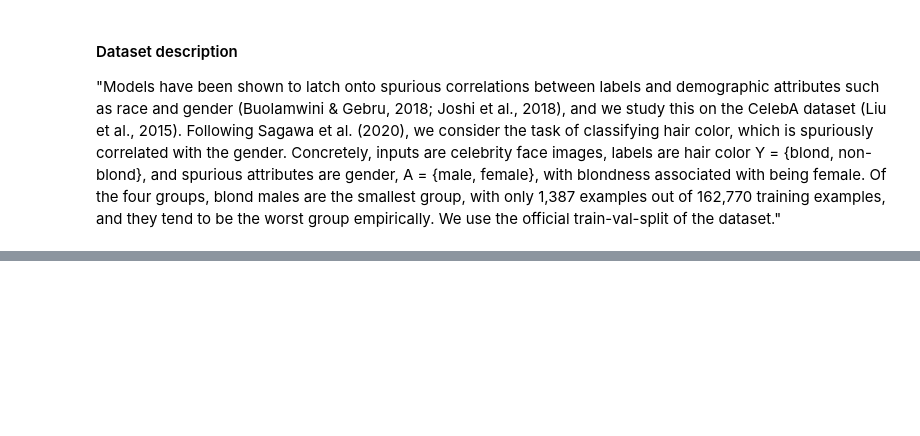
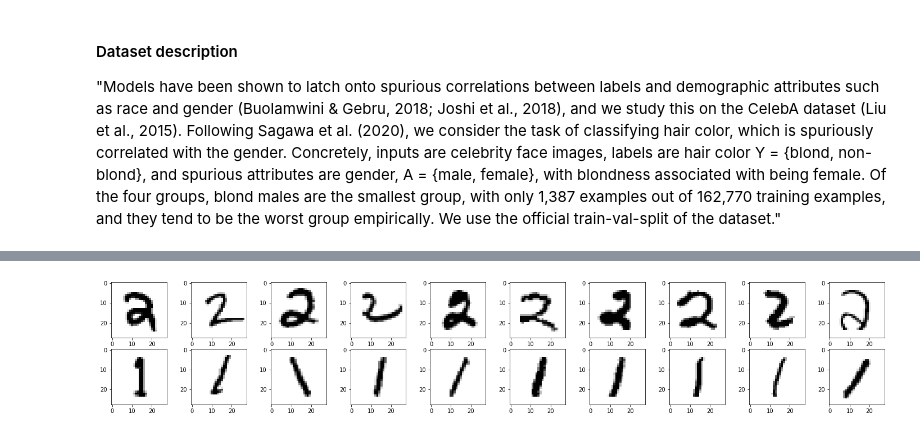
Before and after one commit to JWatsonDaniels/am207-2021, a Jupyter notebook: gen_data.ipynb, the cells around one changed output, grey strips where cells are left out. Drawn from its saved outputs; the diff is of its cells as text; code cells hidden in the pictures; blank space fills up the shorter version.

Commit message:
finished generating synthetic data - shirley

```diff
--- a/gen_data.ipynb
+++ b/gen_data.ipynb
@@ -53,0 +55,33 @@ import os
+# %%
+# Load data from https://www.openml.org/d/554
+X, y = fetch_openml('mnist_784', version = 1, return_X_y = True)
+# %%
+# Pick out two classes of digits: 1, 2 and take a subset of samples
+X_subset = X[((y == '1') | (y == '2'))]
+y_subset = y[((y == '1') | (y == '2'))]
+
+# Encode the label '1' with y = 1, and the label '6' with y = 0
+y_subset[y_subset == '1'] = 1
+y_subset[y_subset == '2'] = 0
+y_subset = y_subset.astype(int)
+# %%
+# Randomize our data
+random_state = check_random_state(0)
+permutation = random_state.permutation(X_subset.shape[0])
+X_subset = X_subset[permutation]
+y_subset = y_subset[permutation]
+X_subset = X_subset.reshape((X_subset.shape[0], -1))
+# %%
+# Split into training and testing sets
+# Following celebA: 80% training, 10% val, 10% test
+
+X_train, X_test_tot, y_train, y_test_tot = train_test_split(X_subset, y_subset, test_size = 0.2) # split out train
+X_val, X_test, y_val, y_test = train_test_split(X_test_tot, y_test_tot, test_size = 0.5) # split out validation set
+# %%
+# Visualize some samples from the training dataset
+fig, ax = plt.subplots(2, 10, figsize = (25, 4))
+for i in range(10):
+    ax[0, i].imshow(X_train[y_train == 0][i].reshape((28, 28)), cmap = plt.cm.gray_r, interpolation = 'nearest')
+    ax[1, i].imshow(X_train[y_train == 1][i].reshape((28, 28)), cmap = plt.cm.gray_r, interpolation = 'nearest')
+# %% [output]
+[figure, added]
```
Also changed, not shown: parts of 8 cells of this notebook.
